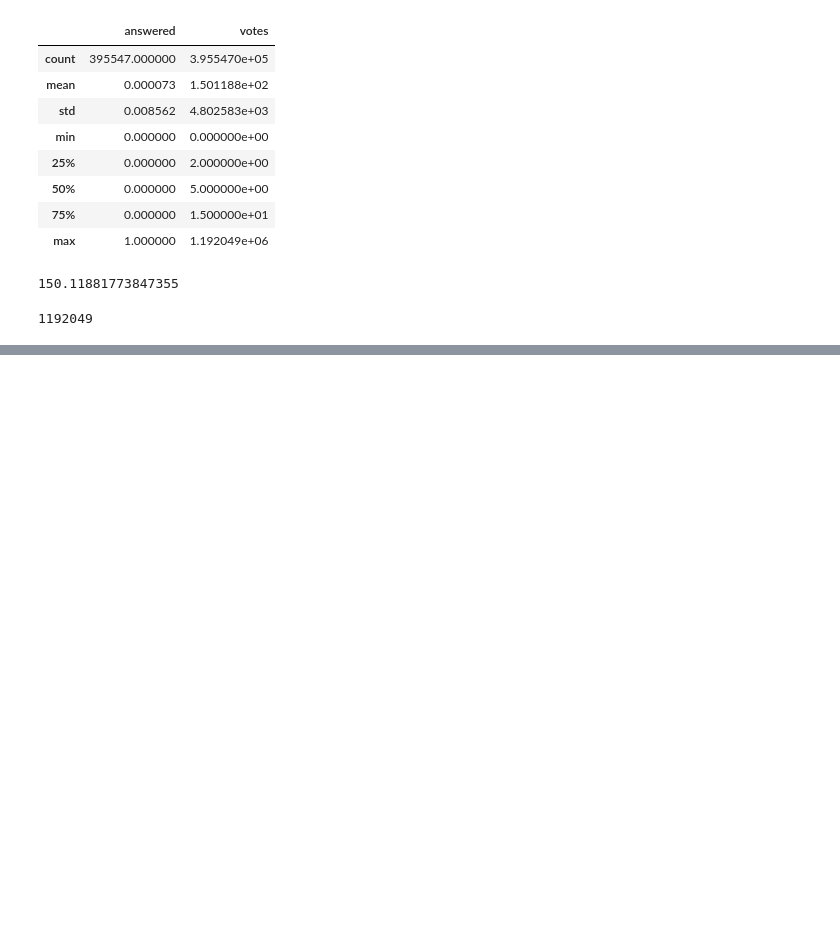
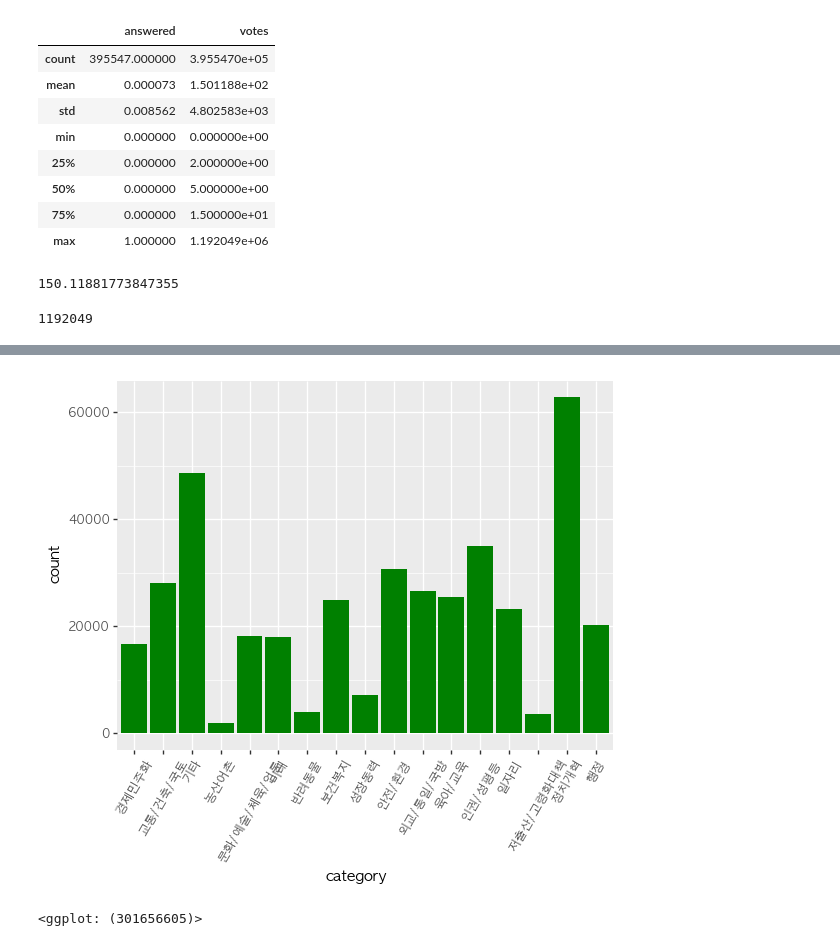
Before and after one commit to lhs7091/PythonDataScienceExam, a Jupyter notebook: bluehouse_civil_suggetion/01_civil_suggestions_NLP.ipynb, the cells around one changed output, grey strips where cells are left out. Saved outputs shown, nothing was run; the diff lists cells and outputs as text; code cells hidden in the pictures; blank space fills up the shorter version.

```diff
--- a/bluehouse_civil_suggetion/01_civil_suggestions_NLP.ipynb
+++ b/bluehouse_civil_suggetion/01_civil_suggestions_NLP.ipynb
@@ -77,0 +336,12 @@ petitions['votes'].max()
+# %%
+import matplotlib as mpl
+mpl.font_manager._rebuild()
+# setting fond on mac
+mpl.rc("font", family="AppleGothic")
+# %%
+(ggplot(petitions) + aes('category') + geom_bar(fill='green')
++ theme(text=element_text(family="AppleGothic"),
+        axis_text_x=element_text(rotation=60)))
+# %% [output]
+[figure, added]
+<ggplot: (301656605)>
```
Also changed, not shown: parts of 32 cells of this notebook.
